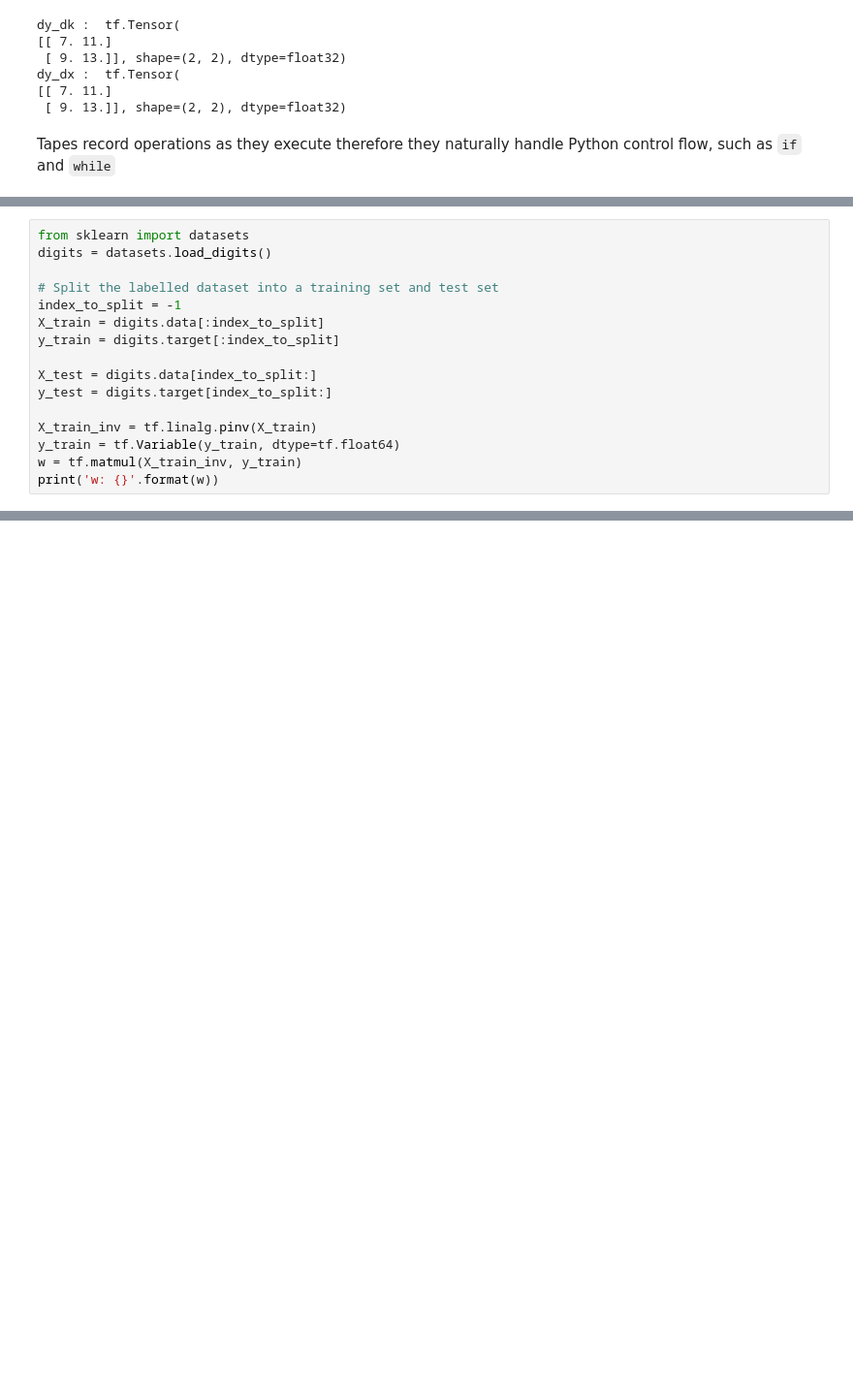
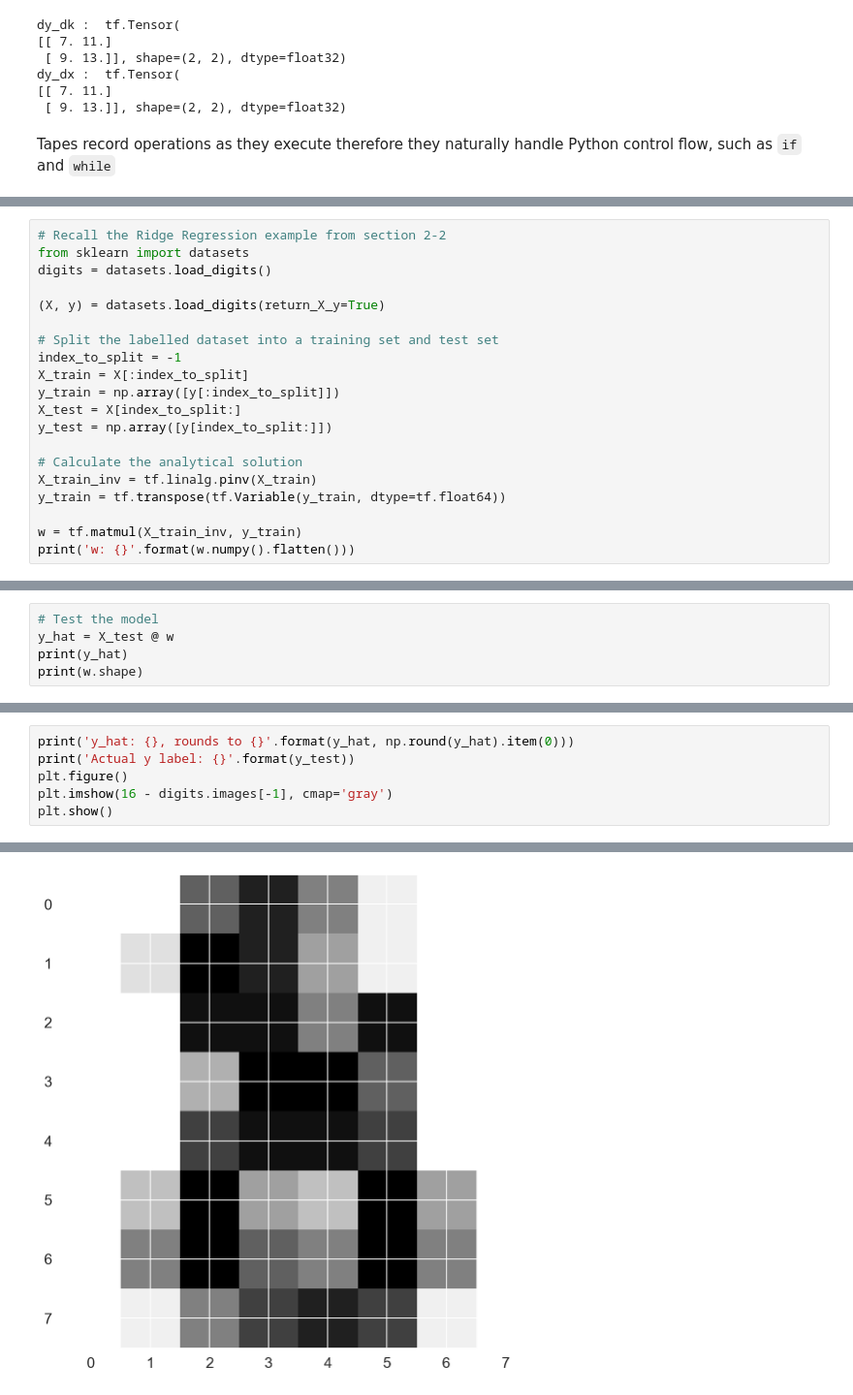
Before and after one commit to PacktPublishing/Practical-Machine-Learning-with-TensorFlow-2.0-and-Scikit-Learn, a Jupyter notebook: section_5/5-1.ipynb, the cells around one changed output, grey strips where cells are left out. Shown at 97% size. Drawn from its saved outputs; the diff is of its cells as text; blank space fills up the shorter version.

```diff
--- a/section_5/5-1.ipynb
+++ b/section_5/5-1.ipynb
@@ -415,17 +424,21 @@ i.e. the analytical solution for the model parameters is to compute :$$w = \math
 # %%
+# Recall the Ridge Regression example from section 2-2
 from sklearn import datasets
 digits = datasets.load_digits()
 
+(X, y) = datasets.load_digits(return_X_y=True)
+
 # Split the labelled dataset into a training set and test set
 index_to_split = -1
-X_train = digits.data[:index_to_split]
-y_train = digits.target[:index_to_split]
+X_train = X[:index_to_split]
+y_train = np.array([y[:index_to_split]])
+X_test = X[index_to_split:]
+y_test = np.array([y[index_to_split:]])
 
-X_test = digits.data[index_to_split:]
-y_test = digits.target[index_to_split:]
+# Calculate the analytical solution
+X_train_inv = tf.linalg.pinv(X_train)
+y_train = tf.transpose(tf.Variable(y_train, dtype=tf.float64))
 
-X_train_inv = tf.linalg.pinv(X_train)
-y_train = tf.Variable(y_train, dtype=tf.float64)
 w = tf.matmul(X_train_inv, y_train)
-print('w: {}'.format(w))
+print('w: {}'.format(w.numpy().flatten()))
 # %% [output]
@@ -453,0 +463,5 @@ array([[-1.44454343e-16,  4.77248050e-17, -1.75728195e-16, ...,
+# %%
+# Test the model
+y_hat = X_test @ w
+print(y_hat)
+print(w.shape)
@@ -453,0 +471,7 @@ array([[-1.44454343e-16,  4.77248050e-17, -1.75728195e-16, ...,
+# %%
+print('y_hat: {}, rounds to {}'.format(y_hat, np.round(y_hat).item(0)))
+print('Actual y label: {}'.format(y_test))
+plt.figure()
+plt.imshow(16 - digits.images[-1], cmap='gray')
+plt.show()
+# %% [output]
@@ -453,0 +480 @@ array([[-1.44454343e-16,  4.77248050e-17, -1.75728195e-16, ...,
+[figure, added]
```
Also changed, not shown: parts of 18 cells of this notebook.
